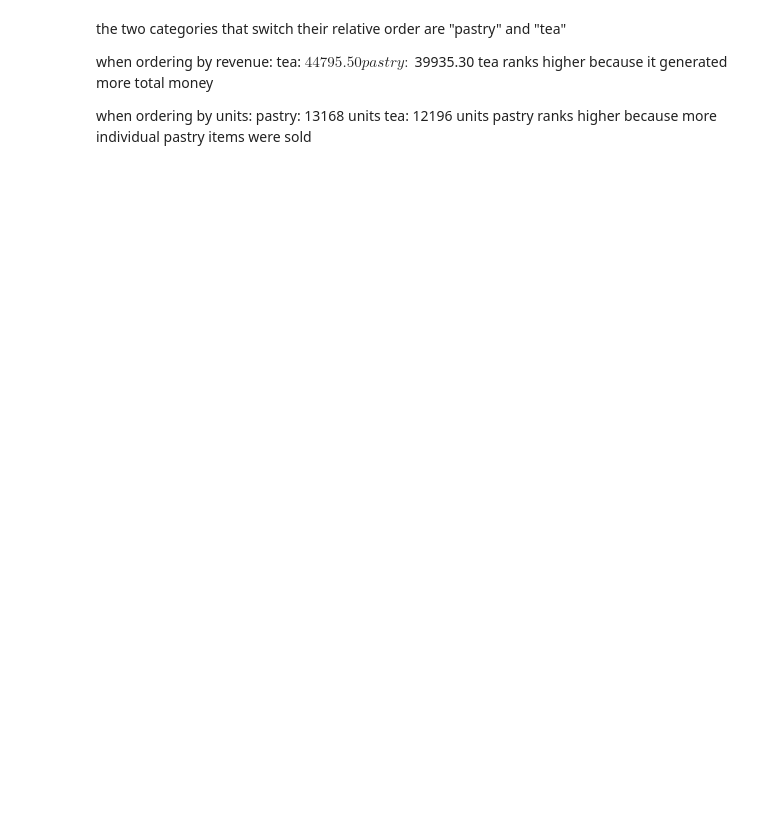
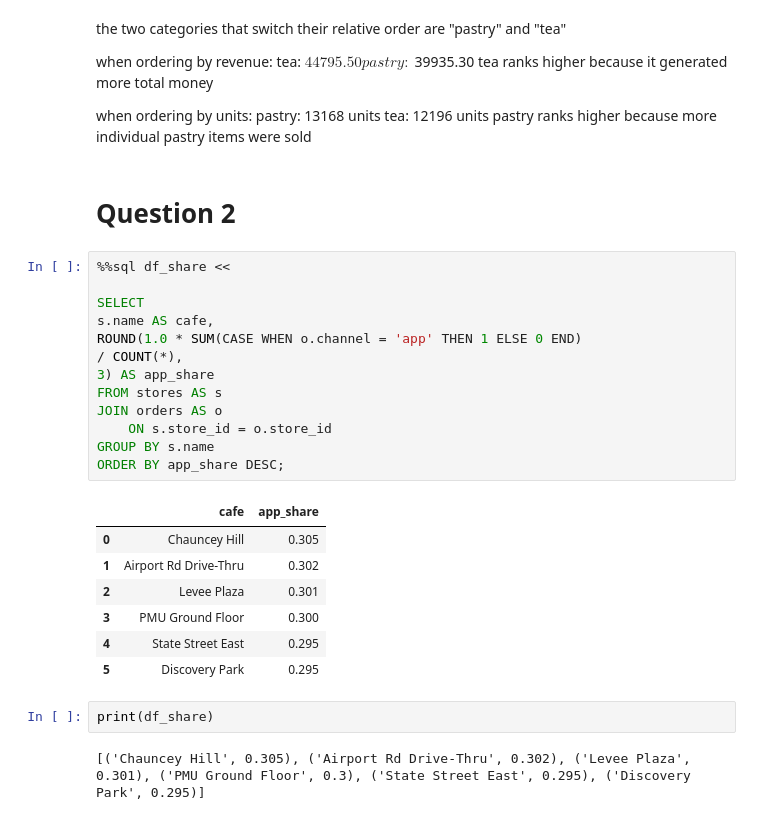
Before and after one commit to LourdAbuHadid1/IE-332-Group-Assignments, a Jupyter notebook: A1.ipynb, the cells around one changed output. Cells and saved outputs as stored; diff of their text form; blank space fills up the shorter version.

```diff
--- a/A1.ipynb
+++ b/A1.ipynb
@@ -220,3 +172,30 @@ when ordering by units:
 pastry: 13168 units
 tea: 12196 units
 pastry ranks higher because more individual pastry items were sold
+# %% [markdown]
+# Question 2
+# %%
+%%sql df_share <<
+
+SELECT
+s.name AS cafe,
+ROUND(1.0 * SUM(CASE WHEN o.channel = 'app' THEN 1 ELSE 0 END)
+/ COUNT(*),
+3) AS app_share
+FROM stores AS s
+JOIN orders AS o
+    ON s.store_id = o.store_id
+GROUP BY s.name
+ORDER BY app_share DESC;
+# %% [output]
+|  | cafe | app_share |
+| 0 | Chauncey Hill | 0.305 |
+| 1 | Airport Rd Drive-Thru | 0.302 |
+| 2 | Levee Plaza | 0.301 |
+| 3 | PMU Ground Floor | 0.300 |
+| 4 | State Street East | 0.295 |
+| 5 | Discovery Park | 0.295 |
+# %%
+print(df_share)
+# %% [output]
+[('Chauncey Hill', 0.305), ('Airport Rd Drive-Thru', 0.302), ('Levee Plaza', 0.301), ('PMU Ground Floor', 0.3), ('State Street East', 0.295), ('Discovery Park', 0.295)]
```
Also changed, not shown: parts of 36 cells of this notebook.
